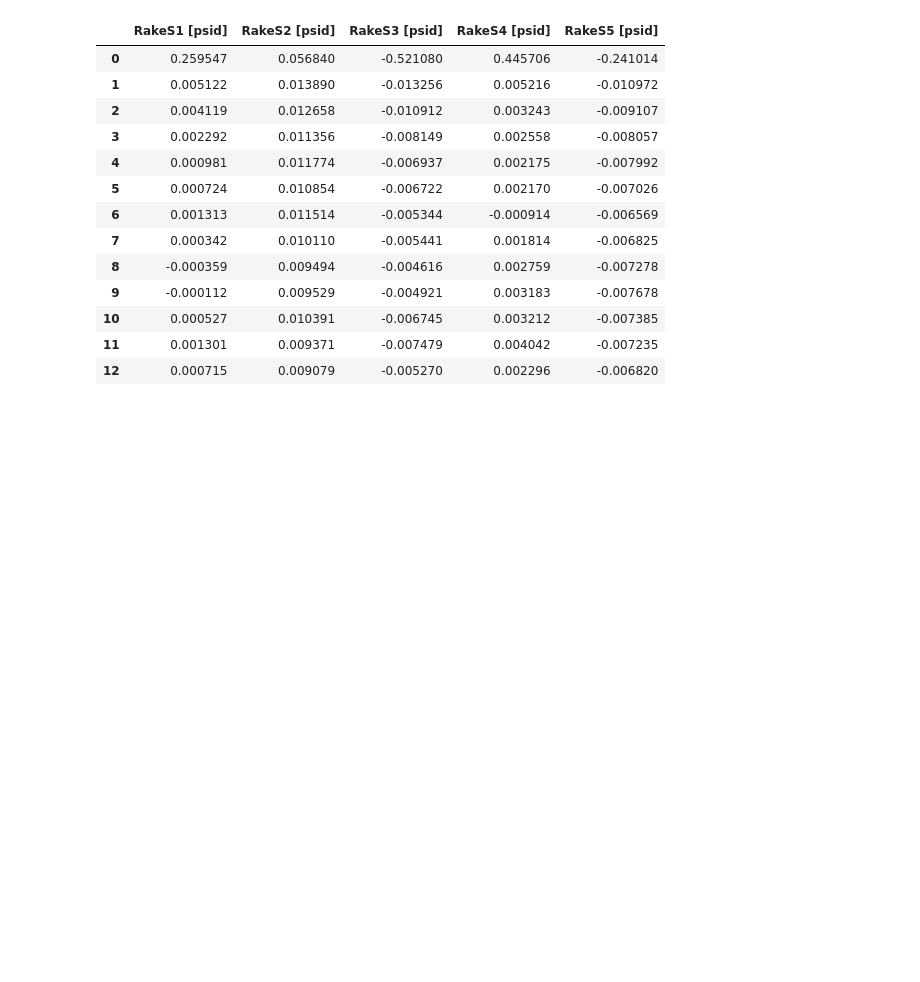
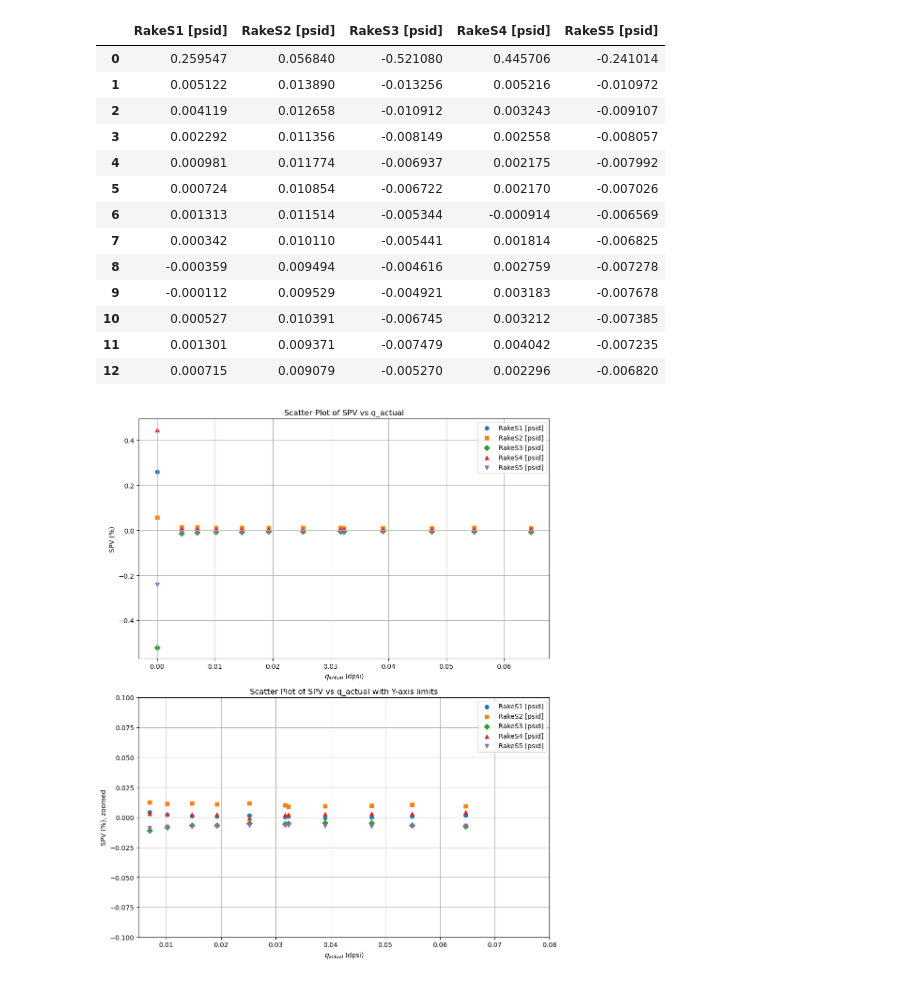
Before and after one commit to insfyre/ae460-fa24-abx, a Jupyter notebook: lab1/lab1.ipynb, the cells around one changed output. Drawn from its saved outputs; the diff is of its cells as text; code cells hidden in the pictures; blank space fills up the shorter version.

```diff
--- a/lab1/lab1.ipynb
+++ b/lab1/lab1.ipynb
@@ -172,0 +210,11 @@ TPV
+# %%
+# Calculate the variance for each column in TPV and SPV
+tpv_variance = TPV
+# Calculate the average variance for each column in TPV
+# average_tpv_variance = tpv_variance.mean()
+tpv_avg = np.zeros_like(TPV.columns, dtype=float)
+#  Choosing to ignore the first element in the columnn since we did not actually test at 0 RPM or 0 pressure
+for i, col in enumerate(TPV.columns):
+    tpv_avg[i] = tpv_variance[col][1:].mean()
+    print(f"Average TPV for {col} is {tpv_avg[i]:.2%}")
+abs(tpv_avg).argmin()
@@ -188,3 +247,40 @@ SPV
 | 10 | 0.000527 | 0.010391 | -0.006745 | 0.003212 | -0.007385 |
 | 11 | 0.001301 | 0.009371 | -0.007479 | 0.004042 | -0.007235 |
 | 12 | 0.000715 | 0.009079 | -0.005270 | 0.002296 | -0.006820 |
+# %%
+# Define markers and colors for each column
+markers = ['o', 's', 'D', '^', 'v', '<', '>', 'p', '*']
+colors = plt.cm.tab10.colors  # Use a colormap for colors
+
+# Create the 2x1 subplot figure
+fig, axs = plt.subplots(2, 1, figsize=(10, 12))
+
+# First scatter plot
+for i, col in enumerate(SPV.columns):
+    axs[0].scatter(mean_df[r'$q_{actual}$ [dpsi]'], SPV[col], marker=markers[i % len(markers)], color=colors[i % len(colors)], label=col)
+
+# Add labels and legend to the first plot
+axs[0].set_xlabel(r'$q_{actual}$ (dpsi)')
+axs[0].set_ylabel('SPV (%)')
+axs[0].legend()
+axs[0].set_title('Scatter Plot of SPV vs q_actual')
+axs[0].grid(True)
+
+# Second scatter plot
+for i, col in enumerate(SPV.columns):
+    axs[1].scatter(mean_df[r'$q_{actual}$ [dpsi]'], SPV[col], marker=markers[i % len(markers)], color=colors[i % len(colors)], label=col)
+
+# Add labels and legend to the second plot
+axs[1].set_xlabel(r'$q_{actual}$ (dpsi)')
+axs[1].set_xlim(0.005, 0.08)
+axs[1].set_ylabel('SPV (%), zoomed')
+axs[1].legend()
+axs[1].set_ylim(-0.1, 0.1)
+axs[1].set_title('Scatter Plot of SPV vs q_actual with Y-axis limits')
+axs[1].grid(True)
+
+# Show the figure
+plt.tight_layout()
+plt.show()
+# %% [output]
+[figure, added]
```
Also changed, not shown: parts of 3 cells of this notebook.
